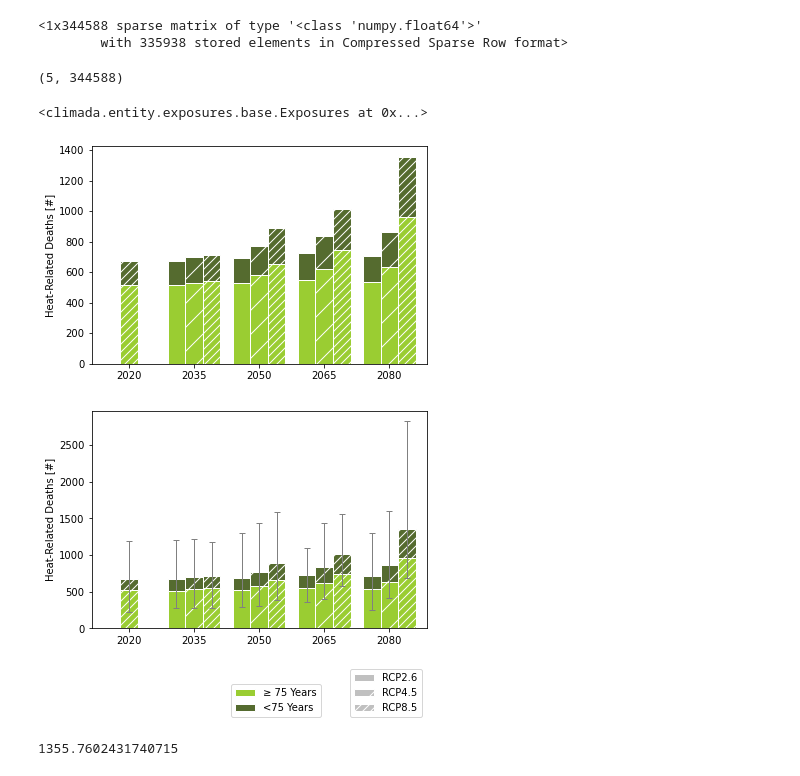
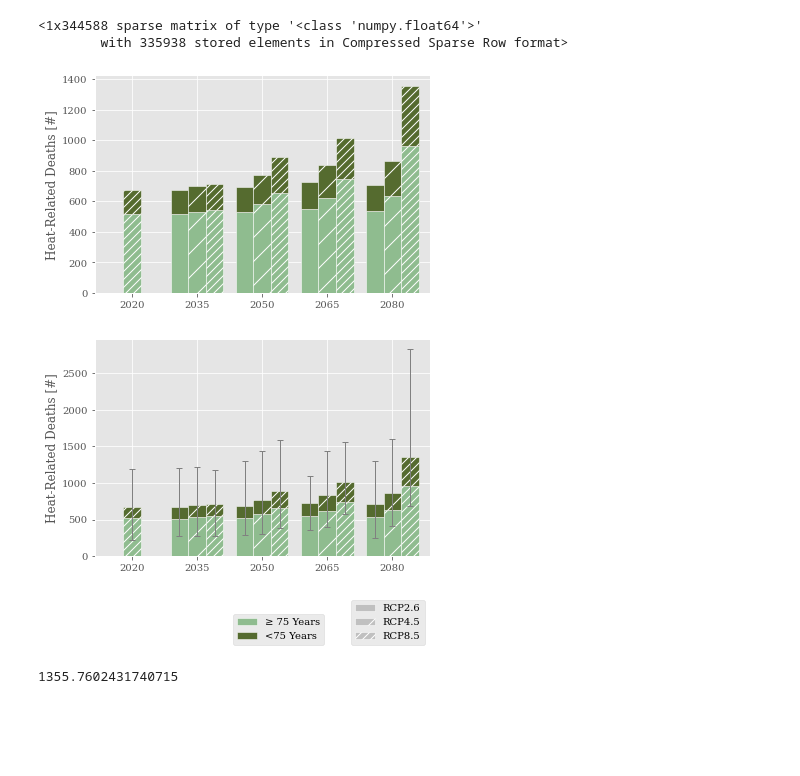
Before and after one commit to zeliest/heat_mortality_productivity_impacts, a Jupyter notebook: data_analysis/notebooks/results_mortality.ipynb, the cells around one changed output. Saved outputs shown, nothing was run; the diff lists cells and outputs as text; code cells hidden in the pictures; blank space fills up the shorter version.

```diff
--- a/data_analysis/notebooks/results_mortality.ipynb
+++ b/data_analysis/notebooks/results_mortality.ipynb
@@ -60,19 +60,25 @@ impacts_mortality.median_impact_matrices[scenario][2020][cat]
 # %% [output]
 <1x344588 sparse matrix of type '<class 'numpy.float64'>'
         with 335938 stored elements in Compressed Sparse Row format>
-# %%
-data['RCP26']['Over 75'].shape
-# %% [output]
-(5, 344588)
-# %%
-exposures['Over 75']
-# %% [output]
-<climada.entity.exposures.base.Exposures at 0x...>
-# %%
-plot_impacts_heat(impacts_mortality.agg_impacts_mc, unit='Heat-Related Deaths [#]', impact_type='mortality', color=['yellowgreen', 'darkolivegreen'], labels_cat=['≥ 75 Years','<75 Years'], save=True)
-# %% [output]
-[figure, removed]
-[figure, removed]
+# %%
+from matplotlib import cycler
+IPython_default = plt.rcParams.copy()
+colors = cycler('color',
+                       ['#EE6666', '#3388BB', '#9988DD',
+                        '#EECC55', '#88BB44', '#FFBBBB'])
+plt.rc('axes', facecolor='#E6E6E6', edgecolor='none',
+      axisbelow=True, grid=True, prop_cycle=colors)
+plt.rc('grid', color='w', linestyle='solid')
+plt.rc('xtick', direction='out', color='blue')
+plt.rc('ytick', direction='out', color='gray')
+plt.rc('patch', edgecolor='#E6E6E6')
+plt.rc('lines', linewidth=2)
+plt.rc('font', family='serif')
+with plt.style.context('ggplot'):
+    plot_impacts_heat(impacts_mortality.agg_impacts_mc, unit='Heat-Related Deaths [#]', impact_type='mortality', color=['darkseagreen', 'darkolivegreen'], labels_cat=['≥ 75 Years','<75 Years'], save=True)
+# %% [output]
+[figure, added]
+[figure, added]
 # %%
 impacts_mortality.agg_impacts_mc['RCP85'][2080]['Over 75'].median()+impacts_mortality.agg_impacts_mc['RCP85'][2080]['Under 75'].median()
 # %% [output]
```
Also changed, not shown: parts of 4 cells of this notebook, 2 other files.
